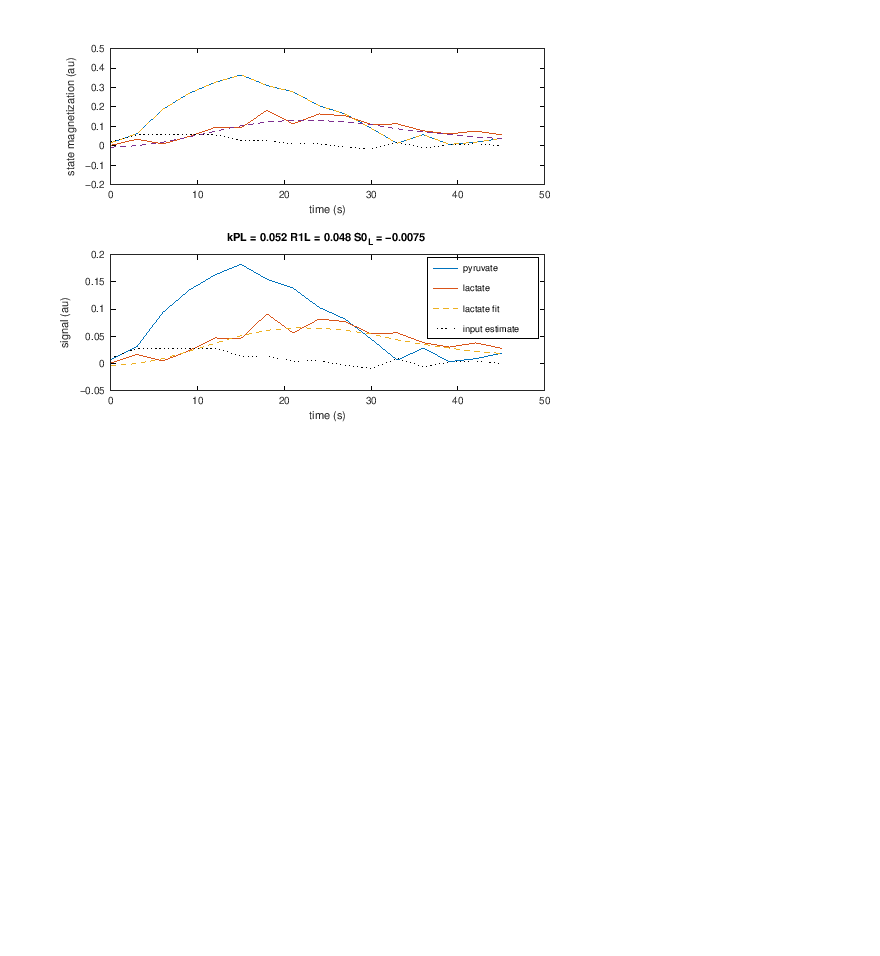
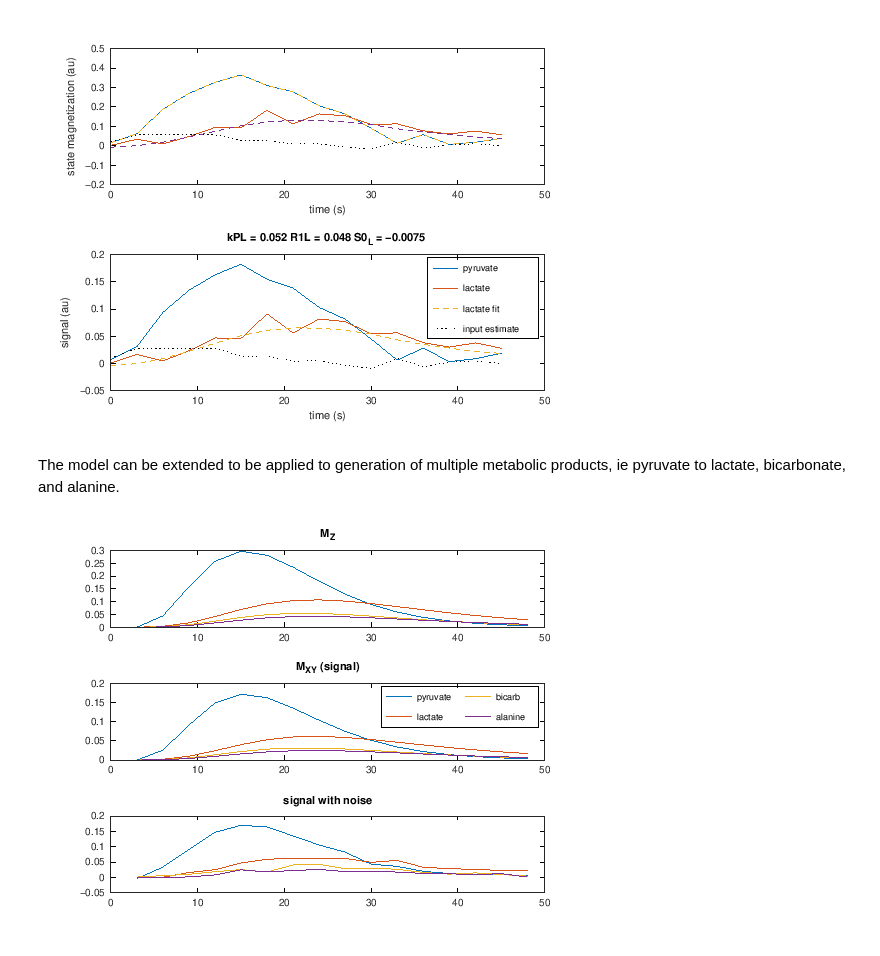
Before and after one commit to LarsonLab/hyperpolarized-mri-toolbox, a Jupyter notebook: kinetic_modeling/test_fitting.ipynb, the cells around one changed output. Saved outputs shown, nothing was run; the diff lists cells and outputs as text; code cells hidden in the pictures; blank space fills up the shorter version.

Commit message:
Adding multi-site fitting

```diff
--- a/kinetic_modeling/test_fitting.ipynb
+++ b/kinetic_modeling/test_fitting.ipynb
@@ -213,3 +213,33 @@ warning: called from
 kPL = 0.052 R1L = 0.048 S0_L = -0.0075
 added noise, magnitude data
 [figure]
+# %% [markdown]
+The model can be extended to be applied to generation of multiple metabolic products, ie pyruvate to lactate, bicarbonate, and alanine.
+# %%
+% Test values
+Tin = 0; Tacq = 48; TR = 3; N = Tacq/TR;
+R1P = 1/25; R1L = 1/25; R1B = 1/15; R1A = 1/25;
+kPL = 0.05; kPB = 0.03; kPA = 0.02;
+std_noise = 0.005;
+# %%
+% update flip angles (apply same to all products)
+flips_4site = cat(1, flips, repmat( flips(2,:), [2 1 1]));
+% update initial magnetization
+Mz0_4site = [Mz0, Mz0(2), Mz0(2)];
+# %%
+% generate simulated data
+noise_S = randn([4 N])*std_noise;  % same noise for all flip schedules
+[Mxy, Mz] = simulate_Nsite_model(Mz0_4site, [R1P R1L R1B R1A], [kPL 0; kPB 0; kPA 0], ...
+    flips_4site, TR, input_function);
+% add noise
+Sn = Mxy + noise_S;
+
+subplot(311), plot(t, Mz)
+title('M_Z')
+subplot(312), plot(t, Mxy)
+title('M_{XY} (signal)')
+legend('pyruvate','lactate', 'bicarb', 'alanine')
+subplot(313), plot(t, Sn)
+title('signal with noise')
+# %% [output]
+[figure, added]
```
Also changed, not shown: parts of 5 cells of this notebook, 1 other file.
